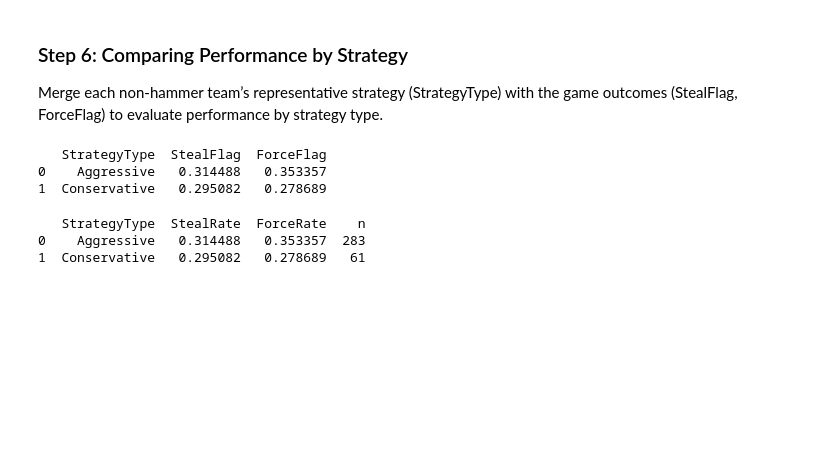
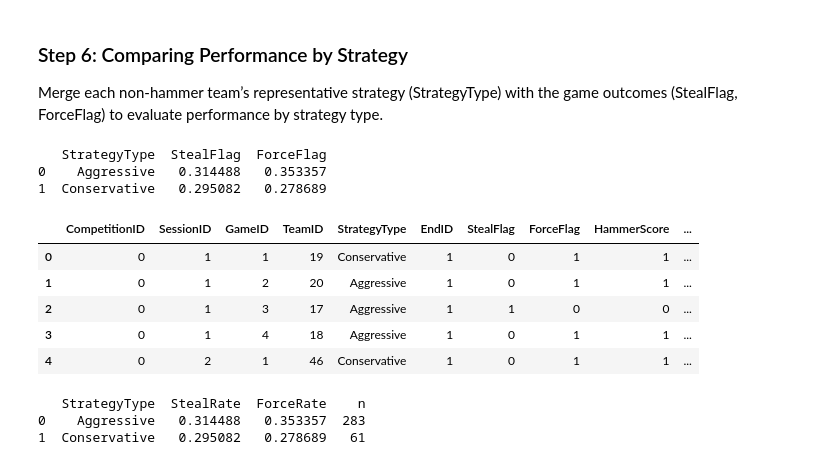
Before and after one commit to j00hyun/Data-Jam-2025, a Jupyter notebook: Strategy for 1 End Non-Hammer Team.ipynb, the cells around one changed output. Drawn from its saved outputs; the diff is of its cells as text; code cells hidden in the pictures; blank space fills up the shorter version.

```diff
--- a/Strategy for 1 End Non-Hammer Team.ipynb
+++ b/Strategy for 1 End Non-Hammer Team.ipynb
@@ -378,6 +388,15 @@ print(summary)
    StrategyType  StealFlag  ForceFlag
 0    Aggressive   0.314488   0.353357
 1  Conservative   0.295082   0.278689
+# %%
+nonhammer.head()
+# %% [output]
+|  | CompetitionID | SessionID | GameID | TeamID | StrategyType | EndID | StealFlag | ForceFlag | HammerScore | ... |
+| 0 | 0 | 1 | 1 | 19 | Conservative | 1 | 0 | 1 | 1 | ... |
+| 1 | 0 | 1 | 2 | 20 | Aggressive | 1 | 0 | 1 | 1 | ... |
+| 2 | 0 | 1 | 3 | 17 | Aggressive | 1 | 1 | 0 | 0 | ... |
+| 3 | 0 | 1 | 4 | 18 | Aggressive | 1 | 0 | 1 | 1 | ... |
+| 4 | 0 | 2 | 1 | 46 | Conservative | 1 | 0 | 1 | 1 | ... |
 # %%
 summary = (
     nonhammer.groupby("StrategyType")
```
Also changed, not shown: parts of 8 cells of this notebook.
